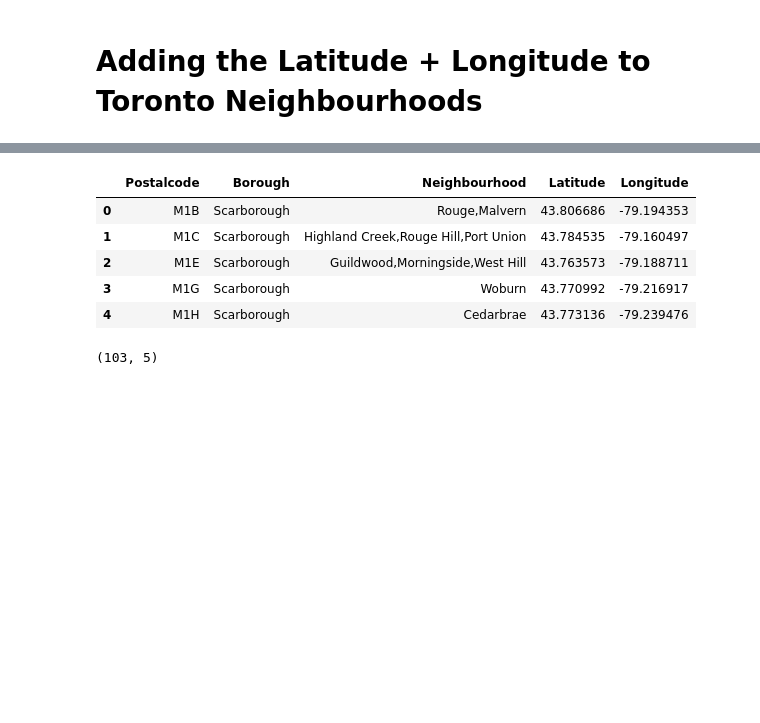
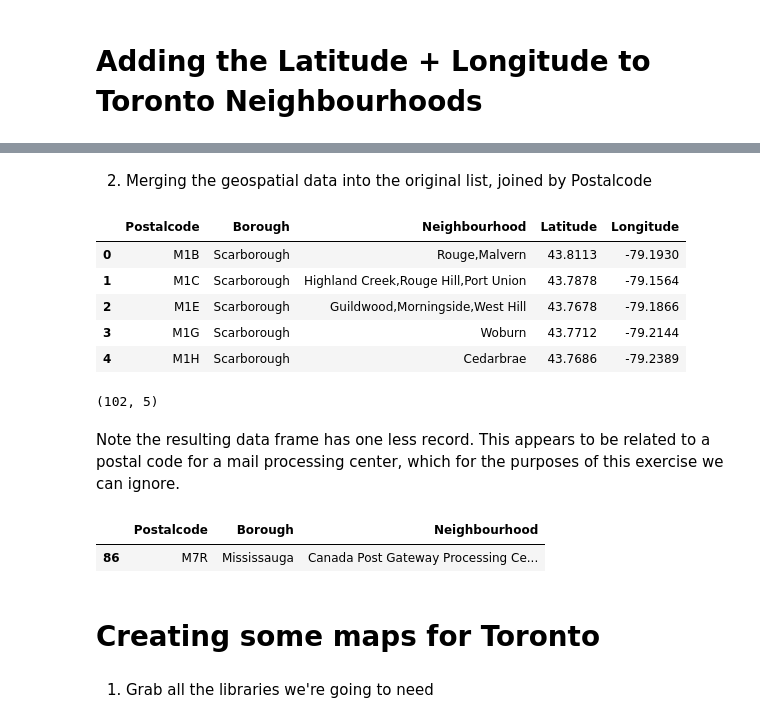
Before and after one commit to cuajo13/Coursera_Capstone, a Jupyter notebook: Toronto Neighborhood Clusters.ipynb, the cells around one changed output, grey strips where cells are left out. Cells and saved outputs as stored; diff of their text form; code cells hidden in the pictures; blank space fills up the shorter version.

Commit message:
completing the evaluation for Toronto clusters

```diff
--- a/Toronto Neighborhood Clusters.ipynb
+++ b/Toronto Neighborhood Clusters.ipynb
@@ -18,5 +18,5 @@ df.loc[df['Neighbourhood'] == 'Not assigned', 'Neighbourhood'] = df['Borough'] #
 # %% [markdown]
 3. Merge all the rows for **Neighbourhood** into a single record joined by a comma, grouped by the **Postcode** and **Borough**
 # %%
-toronto_hoods = pd.DataFrame(df.groupby(['Postalcode','Borough'])['Neighbourhood'].apply(','.join).reset_index(), columns=['Postalcode','Borough','Neighbourhood'])
+hoods = pd.DataFrame(df.groupby(['Postalcode','Borough'])['Neighbourhood'].apply(','.join).reset_index(), columns=['Postalcode','Borough','Neighbourhood'])
 # %%
@@ -39,0 +41,16 @@ lat_lon.rename(columns={'Postal Code': 'Postalcode'}, inplace=True)
+# %%
+import requests
+import zipfile
+
+url = 'http://download.geonames.org/export/zip/CA.zip'
+zipname = 'CA.zip'
+r = requests.get(url)
+
+with open(zipname, 'wb') as f:
+    f.write(r.content)
+
+with zipfile.ZipFile(zipname, 'r') as f:
+    f.extractall()
+
+lat_lon = pd.read_csv('CA.txt', sep='\t', header=None, names=['Countrycode','Postalcode','Placename','Adminname1','Admincode1','Adminname2','Admincode2','Adminname3','Admincode3','Latitude','Longitude','Accuracy'])
+lat_lon.head()
@@ -40,15 +64,28 @@ lat_lon.rename(columns={'Postal Code': 'Postalcode'}, inplace=True)
+# %% [markdown]
+2. Merging the geospatial data into the original list, joined by Postalcode
 # %%
-toronto_hoods_lat_lon = toronto_hoods.merge(lat_lon, on=['Postalcode'])
+hoods_lat_lon = hoods.merge(lat_lon[['Postalcode', 'Latitude', 'Longitude']], on=['Postalcode'], how='inner')
 # %%
-toronto_hoods_lat_lon.head()
+hoods_lat_lon.head()
 # %% [output]
 |  | Postalcode | Borough | Neighbourhood | Latitude | Longitude |
-| 0 | M1B | Scarborough | Rouge,Malvern | 43.806686 | -79.194353 |
-| 1 | M1C | Scarborough | Highland Creek,Rouge Hill,Port Union | 43.784535 | -79.160497 |
-| 2 | M1E | Scarborough | Guildwood,Morningside,West Hill | 43.763573 | -79.188711 |
-| 3 | M1G | Scarborough | Woburn | 43.770992 | -79.216917 |
-| 4 | M1H | Scarborough | Cedarbrae | 43.773136 | -79.239476 |
+| 0 | M1B | Scarborough | Rouge,Malvern | 43.8113 | -79.1930 |
+| 1 | M1C | Scarborough | Highland Creek,Rouge Hill,Port Union | 43.7878 | -79.1564 |
+| 2 | M1E | Scarborough | Guildwood,Morningside,West Hill | 43.7678 | -79.1866 |
+| 3 | M1G | Scarborough | Woburn | 43.7712 | -79.2144 |
+| 4 | M1H | Scarborough | Cedarbrae | 43.7686 | -79.2389 |
 # %%
-toronto_hoods_lat_lon.shape
+hoods_lat_lon.shape
 # %% [output]
-(103, 5)
+(102, 5)
+# %% [markdown]
+Note the resulting data frame has one less record.  This appears to be related to a postal code for a mail processing center, which for the purposes of this exercise we can ignore.
+# %%
+hoods[hoods.merge(hoods_lat_lon, on=['Postalcode'], how='left')['Latitude'].isnull()]
+# %% [output]
+|  | Postalcode | Borough | Neighbourhood |
+| 86 | M7R | Mississauga | Canada Post Gateway Processing Ce... |
+# %% [markdown]
+# Creating some maps for Toronto
+# %% [markdown]
+1. Grab all the libraries we're going to need
```
Also changed, not shown: parts of 55 cells of this notebook.
